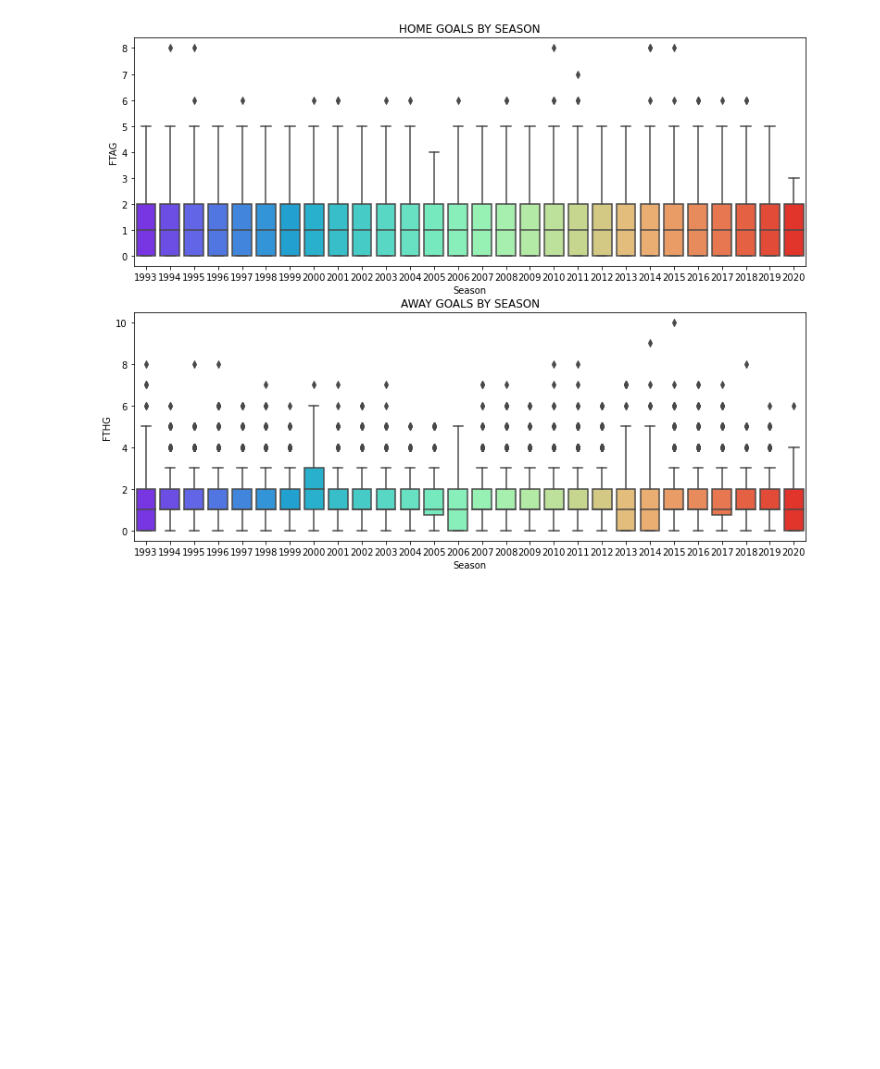
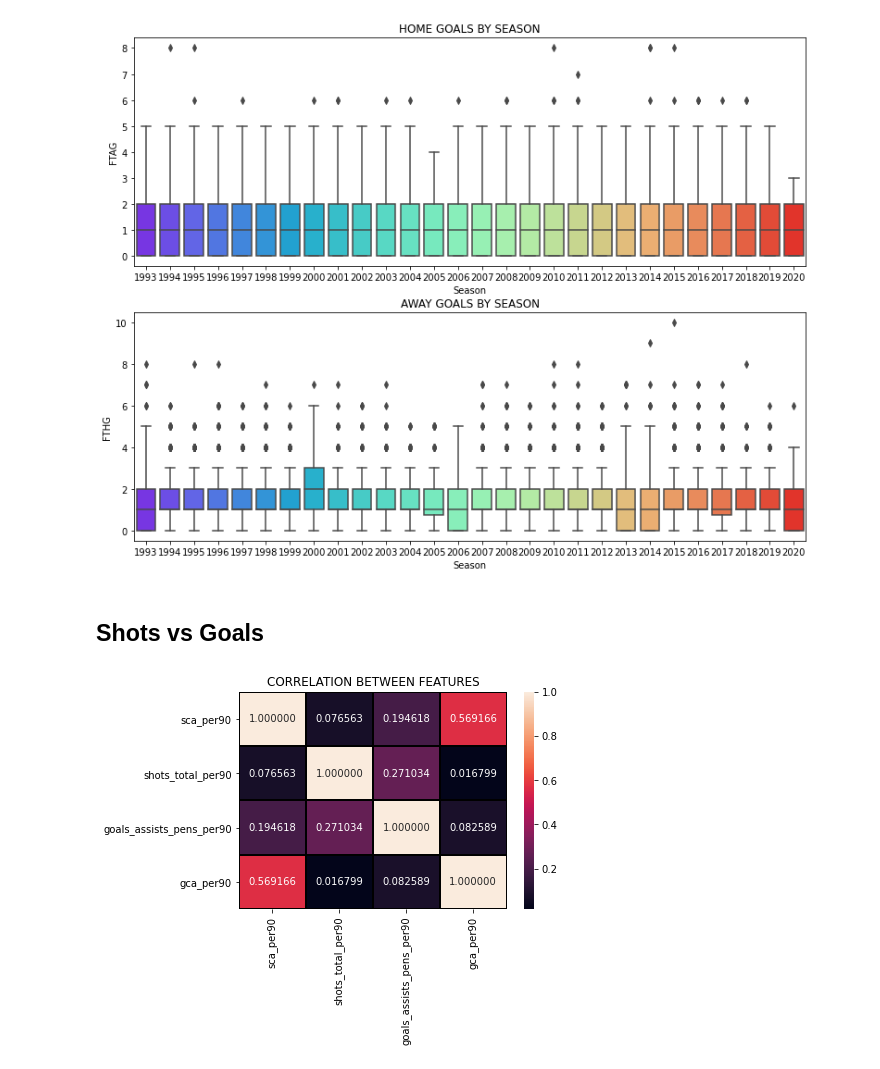
Before and after one commit to gagan2005/Soccer_Prediction_And_DataAnalysis, a Jupyter notebook: main.ipynb, the cells around one changed output. Drawn from its saved outputs; the diff is of its cells as text; code cells hidden in the pictures; blank space fills up the shorter version.

Commit message:
shots vs goals

```diff
--- a/main.ipynb
+++ b/main.ipynb
@@ -269,3 +269,12 @@ plt.title("AWAY GOALS BY SEASON")
 plt.show()
 # %% [output]
 [figure]
+# %% [markdown]
+## Shots vs Goals
+# %%
+correlation = players[['sca_per90','shots_total_per90','goals_assists_pens_per90','gca_per90']].corr()
+sns.heatmap(correlation,annot=True,fmt="f",linecolor="k",linewidths=1)
+plt.title("CORRELATION BETWEEN FEATURES")
+plt.show()
+# %% [output]
+[figure, added]
```
Also changed, not shown: parts of 3 cells of this notebook.
